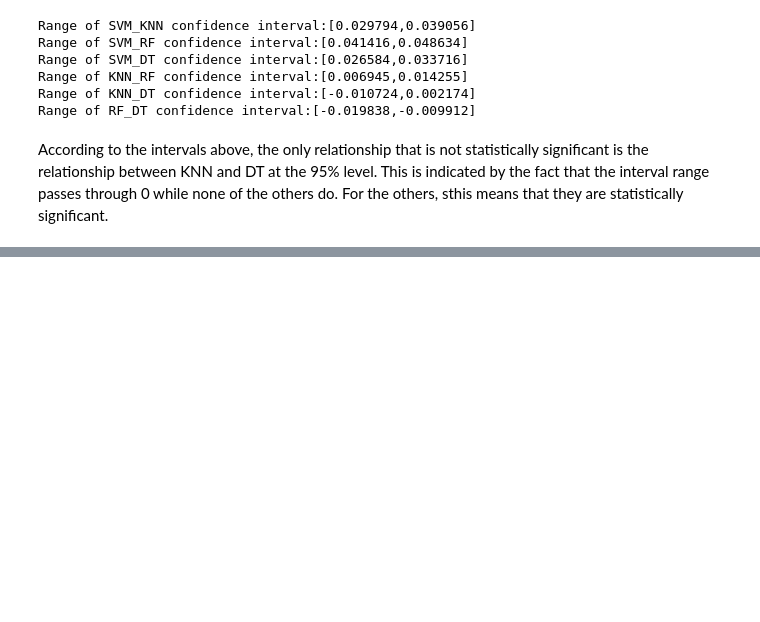
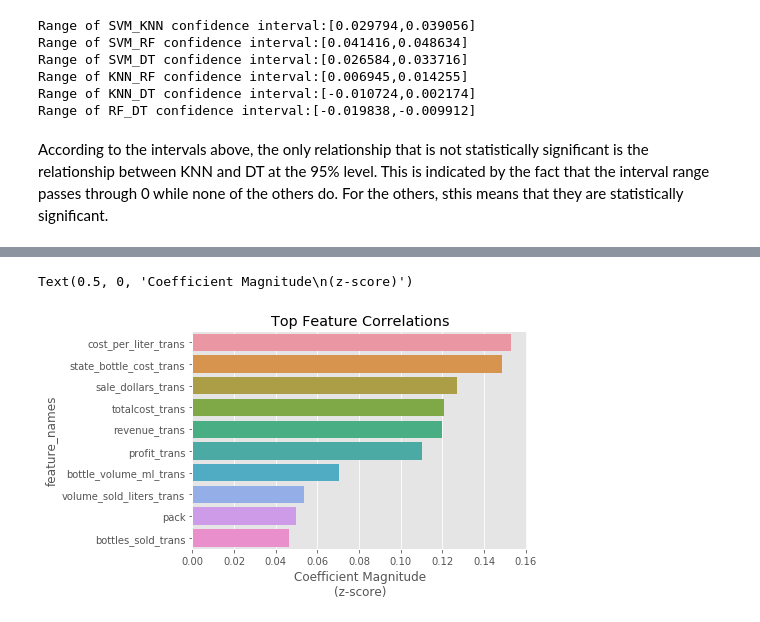
Before and after one commit to jjschueder/7331DataMiningNotebooks, a Jupyter notebook: lab2/Lab2_DC.ipynb, the cells around one changed output, grey strips where cells are left out. Cells and saved outputs as stored; diff of their text form; code cells hidden in the pictures; blank space fills up the shorter version.

```diff
--- a/lab2/Lab2_DC.ipynb
+++ b/lab2/Lab2_DC.ipynb
@@ -1507,0 +1510,15 @@ According to the intervals above, the only relationship that is not statisticall
+# %%
+# set the parameters of this estimator and fit the model
+
+classifierEstimaterRF_t2.fit(Xt, Yt2.values.ravel())
+
+coef_t2 = classifierEstimaterRF_t2.feature_importances_
+
+X2_t2 = data_final[features].copy()
+
+feature_names_t2=list(X2_t2.columns.values)
+
+#Creates a new dataframe with the coefficients and the features
+Top_Features_t2 = pd.DataFrame({'feature_names':feature_names_t2, 'weights':coef_t2})
+print("The Top Feature are the following")
+display(Top_Features_t2.sort_values(by='weights', ascending=False))
@@ -1507,0 +1538,9 @@ According to the intervals above, the only relationship that is not statisticall
+# %%
+import seaborn as sns
+ax = sns.barplot(x =Top_Features_t2['weights'], y = Top_Features_t2.sort_values(by='weights', ascending=False)['feature_names'],
+                 orient= 'h')
+ax.set_title("Top Feature Correlations")
+ax.set_xlabel("Coefficient Magnitude\n(z-score)")
+# %% [output]
+Text(0.5, 0, 'Coefficient Magnitude\n(z-score)')
+[figure, added]
```
Also changed, not shown: parts of 2 cells of this notebook.
